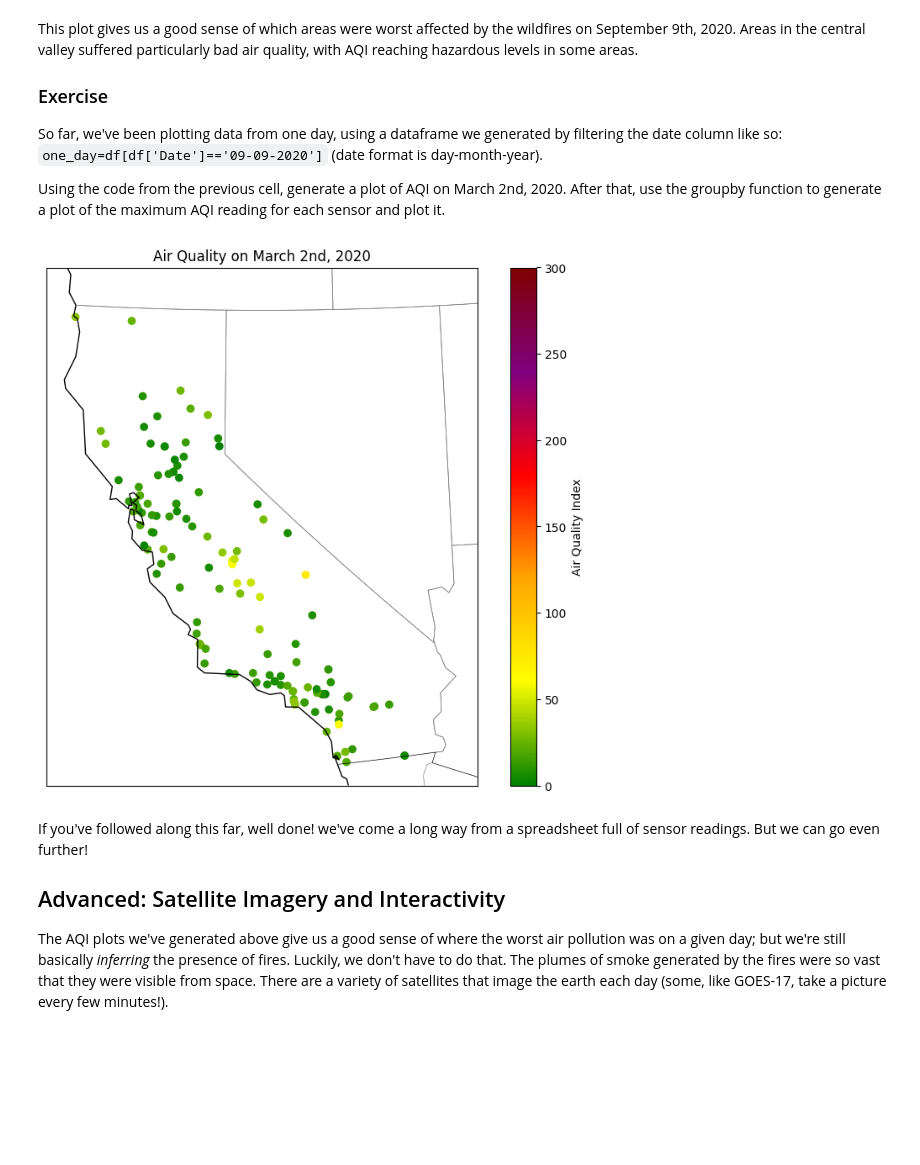
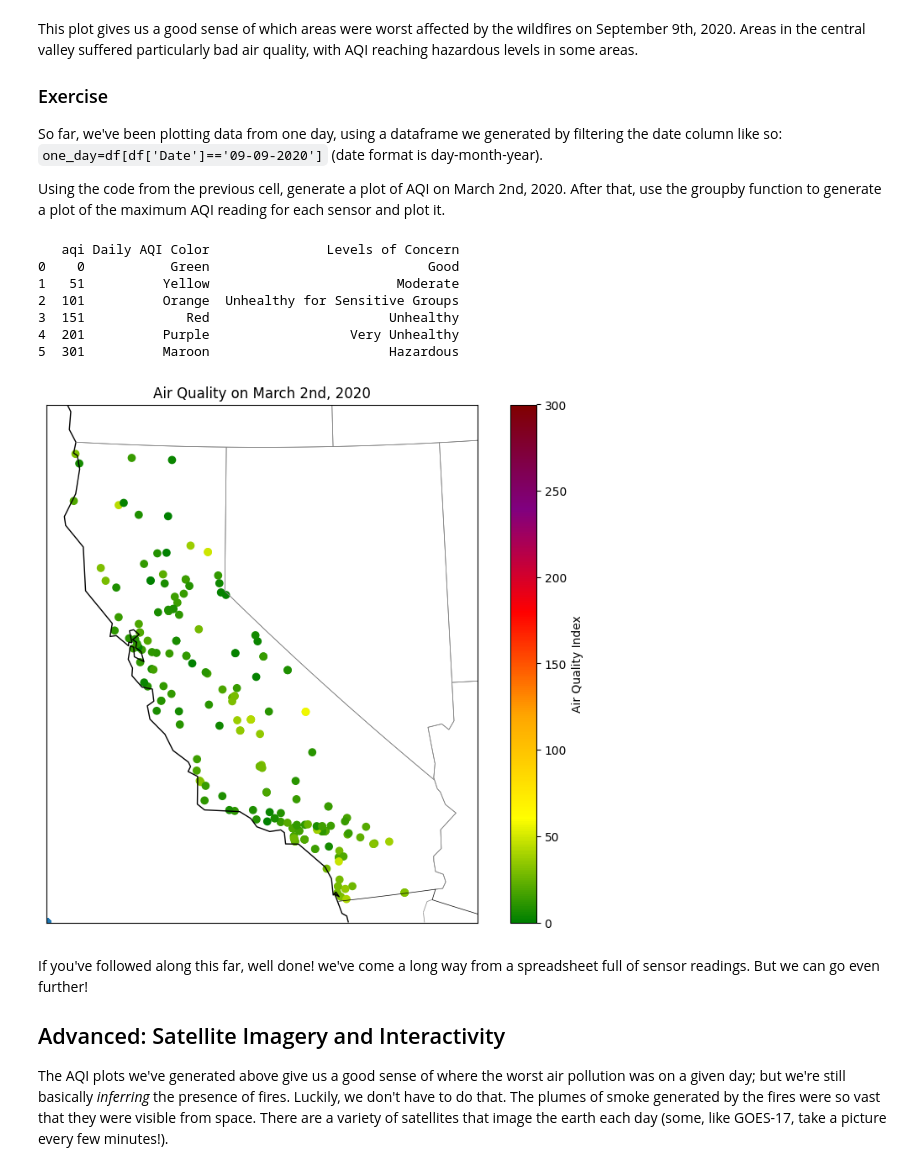
Before and after one commit to gracemmorris/QM2, a Jupyter notebook: notebooks/W03. Spatial Data.ipynb, the cells around one changed output. Drawn from its saved outputs; the diff is of its cells as text; code cells hidden in the pictures; blank space fills up the shorter version.

```diff
--- a/notebooks/W03. Spatial Data.ipynb
+++ b/notebooks/W03. Spatial Data.ipynb
@@ -447,28 +394,53 @@ So far, we've been plotting data from one day, using a dataframe we generated by
 
 Using the code from the previous cell, generate a plot of AQI on March 2nd, 2020. After that, use the groupby function to generate a plot of the maximum AQI reading for each sensor and plot it.
 # %%
+another_day=df[df['Date']=='02-03-2020']
+# scrape the table of AQI values and corresponding colors
+# save it as a dataframe called colors
+colors=pd.read_html('https://www.airnow.gov/aqi/aqi-basics/')[0]
+
+# create a numerical column for AQI values by splitting the test in the "values of index" column.
+# pull out the first string, and convert it to integer
+colors['aqi']=colors['Values of Index'].str.split(' ').str[0].astype(int)
+
+# print three columns from the dataframe
+print(colors[['aqi','Daily AQI Color','Levels of Concern']])
+
+# create a "colormap" from this dataframe using the "Daily AQI Color" column, and the "aqi" column
+aqi_colors=matplotlib.colors.LinearSegmentedColormap.from_list(colors['aqi'],colors['Daily AQI Color'])
+plt.scatter(
+    x=another_day['longitude'],
+    y=another_day['latitude'])
+
 map = Basemap(projection='lcc', resolution='l',
             lat_0=37.5, lon_0=-119,
             width=1E6, height=1.2E6)
-one_day=df[df['Date']=='03-02-2020']
+
 map.drawcoastlines(color='black')
 map.drawcountries(color='black')
 map.drawstates(color='gray')
 
 map.scatter(
-      one_day['longitude'],
-      one_day['latitude'],
+      another_day['longitude'],
+      another_day['latitude'],
       latlon=True,
-      c=one_day['AQI'], # We're adding that
+      c=another_day['AQI'], # We're adding that
       cmap=aqi_colors,
       vmin=0,
       vmax=300)
 
 
 plt.title('Air Quality on March 2nd, 2020')
 plt.colorbar(label='Air Quality Index');
 # %% [output]
+   aqi Daily AQI Color               Levels of Concern
+0    0           Green                            Good
+1   51          Yellow                        Moderate
+2  101          Orange  Unhealthy for Sensitive Groups
+3  151             Red                       Unhealthy
+4  201          Purple                  Very Unhealthy
+5  301          Maroon                       Hazardous
-[figure, old version]
+[figure, new version]
 # %% [markdown]
 If you've followed along this far, well done! we've come a long way from a spreadsheet full of sensor readings. But we can go even further!
 
```
Also changed, not shown: parts of 15 cells of this notebook.
